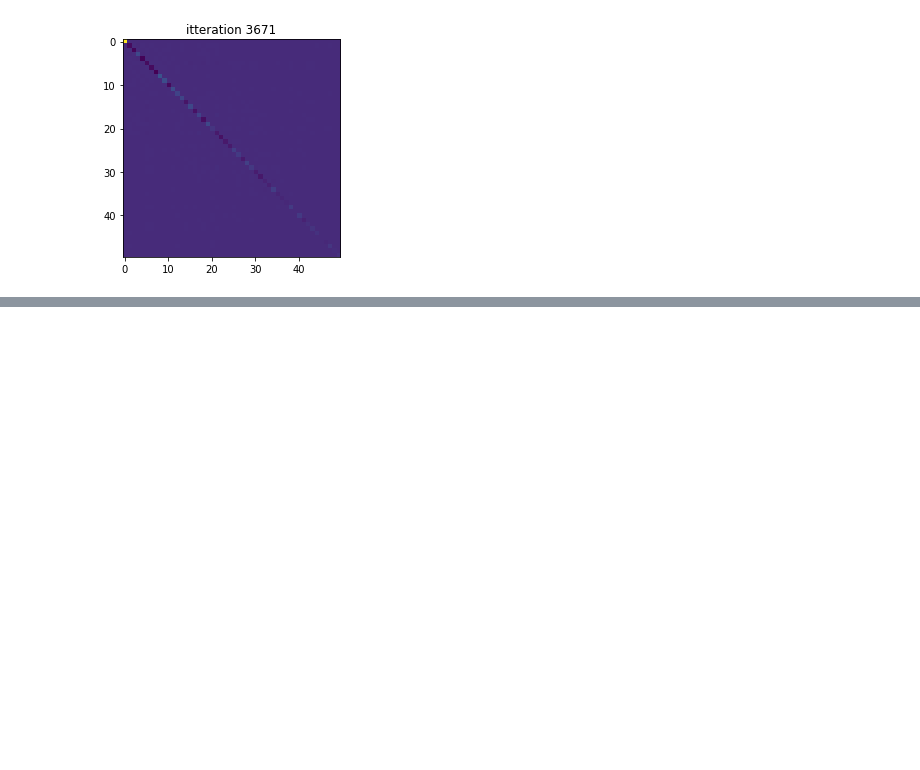
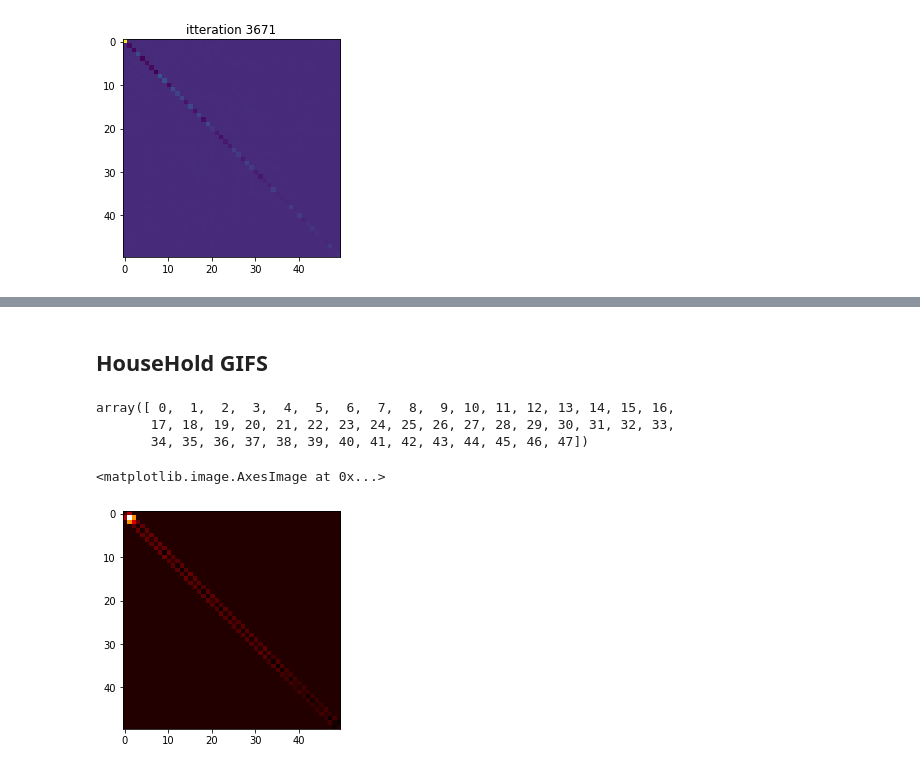
Before and after one commit to ALuchinsky/-Fall2022_CS4170, a Jupyter notebook: analysis/final_analysis.ipynb, the cells around one changed output, grey strips where cells are left out. Cells and saved outputs as stored; diff of their text form; code cells hidden in the pictures; blank space fills up the shorter version.

```diff
--- a/analysis/final_analysis.ipynb
+++ b/analysis/final_analysis.ipynb
@@ -181,3 +165,20 @@ with imageio.get_writer("../results/sjResults/gifs_and_images/EV.gif") as writer
         writer.append_data(image)
 
 #df["ev"] = np.sort(np.diag[AA])
+# %% [markdown]
+## HouseHold GIFS
+# %%
+file_names = os.listdir("../results/hhResults/matrices/")
+nums = np.sort([int(s.split(".")[0]) for s in file_names])
+nums
+# %% [output]
+array([ 0,  1,  2,  3,  4,  5,  6,  7,  8,  9, 10, 11, 12, 13, 14, 15, 16,
+       17, 18, 19, 20, 21, 22, 23, 24, 25, 26, 27, 28, 29, 30, 31, 32, 33,
+       34, 35, 36, 37, 38, 39, 40, 41, 42, 43, 44, 45, 46, 47])
+# %%
+AA = np.loadtxt("../results/hhResults/matrices/"+str(47)+".txt")
+# AA = (AA-np.min(AA))/(np.max(AA)-np.min(AA))
+plt.imshow(AA, cmap="hot")
+# %% [output]
+<matplotlib.image.AxesImage at 0x...>
+[figure, added]
```
Also changed, not shown: parts of 3 cells of this notebook, 4 other files.
